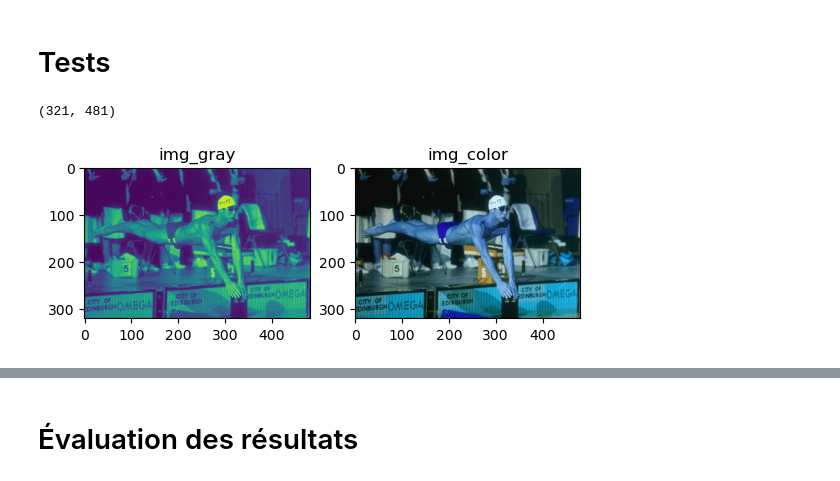
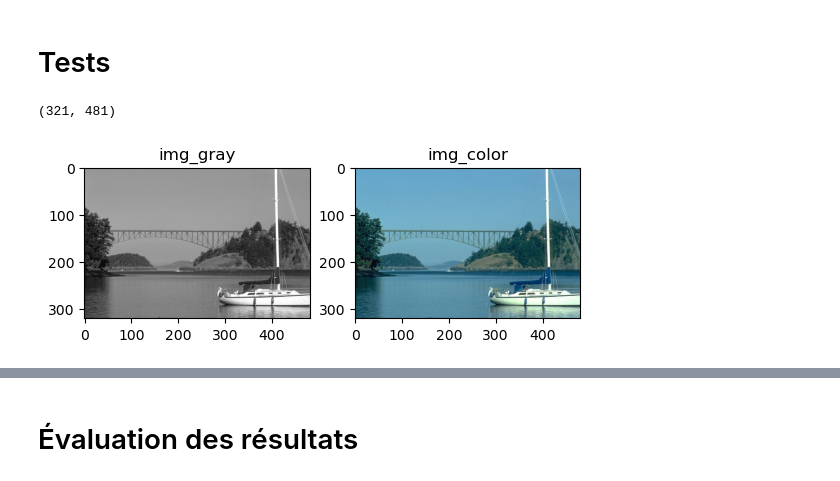
Before and after one commit to cvincent13/ProjetIMA, a Jupyter notebook: Waterpixel_Vincent_KegneGumete.ipynb, the cells around one changed output, grey strips where cells are left out. Saved outputs shown, nothing was run; the diff lists cells and outputs as text; code cells hidden in the pictures.

```diff
--- a/Waterpixel_Vincent_KegneGumete.ipynb
+++ b/Waterpixel_Vincent_KegneGumete.ipynb
@@ -506,22 +541,22 @@ def main(img_gray, sp_in_line, seuil, k, filt_param, grid='hexa'):
 # %%
-img_path = 'BSDS300/images/train/153093.jpg'
+img_path = 'BSDS300/images/train/22090.jpg'
 
 img_gray = cv2.imread(img_path, cv2.IMREAD_GRAYSCALE)
 img_color = cv2.imread(img_path)
 n, m = img_gray.shape
 
 
 plt.subplot(1, 2, 1)
-plt.imshow(img_gray)
+plt.imshow(img_gray, cmap='gray')
 plt.title("img_gray")
 
 plt.subplot(1, 2, 2)
-plt.imshow(img_color)
+plt.imshow(img_color[...,::-1])
 plt.title("img_color")
 n, m
 # %% [output]
 (321, 481)
-[figure, old version]
+[figure, new version]
 # %%
 sp_in_line = 14
 #sigma = 25
```
Also changed, not shown: parts of 11 cells of this notebook.
